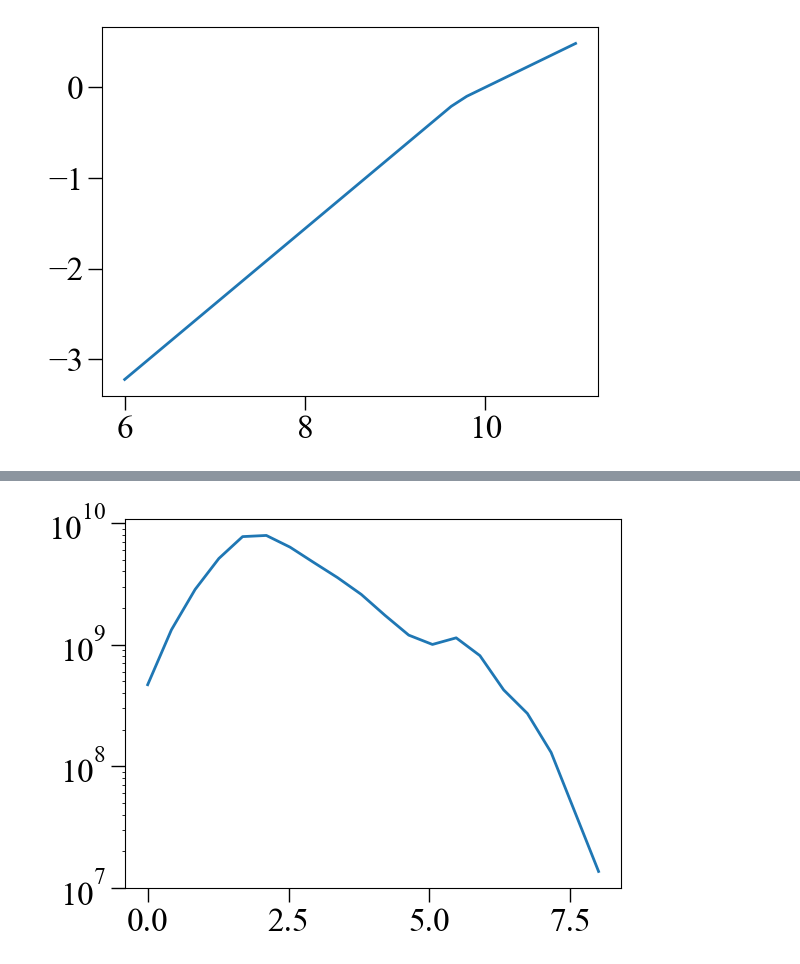
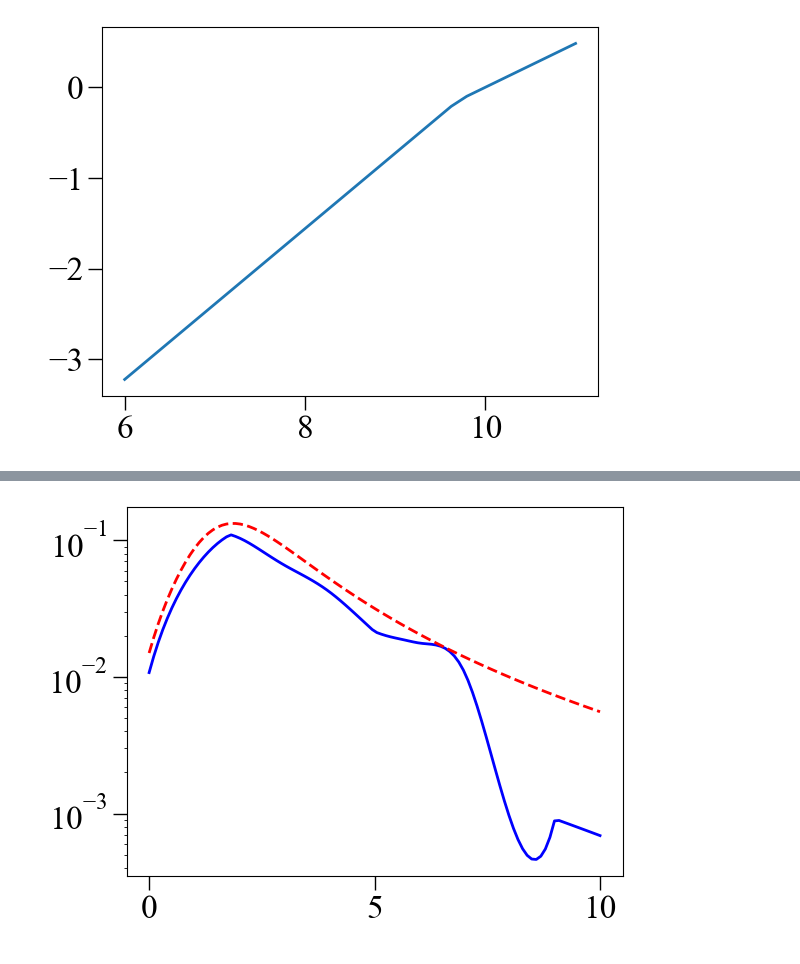
Before and after one commit to lmdesa/BOSSA, a Jupyter notebook: notebooks/GalaxySamplingConsistency.ipynb, the cells around one changed output, grey strips where cells are left out. Saved outputs shown, nothing was run; the diff lists cells and outputs as text; code cells hidden in the pictures.

```diff
--- a/notebooks/GalaxySamplingConsistency.ipynb
+++ b/notebooks/GalaxySamplingConsistency.ipynb
@@ -223,4 +173,0 @@ array([2.13654517e-05])
-# %%
-def f(m):
-        return 10.**sfmr.logsfr(np.log10(m)) * 10.**gsmf.log_gsmf(np.log10(m))
-quad(f, 1.e6, 1.e12)
@@ -229,4 +173,0 @@ quad(f, 1.e6, 1.e12)
-# %%
-def f(m):
-        return 10.**sfmr.logsfr(m) * 10.**gsmf.log_gsmf(m)
-quad(f, 6, 12)
@@ -245,5 +174,23 @@ plt.yscale('log')
-# %%
-plt.plot(plot_redshifts, plot_sfrds)
-plt.yscale('log')
-# %% [output]
-[figure, removed]
+# %%
+plot_redshifts = np.linspace(0, 10, 100)
+plot_sfrds = np.zeros(plot_redshifts.shape)
+
+flatenning = SFMR_option
+fixed_slope = GSMF_option
+scatter_model = 'none'
+for i, redshift in enumerate(plot_redshifts):
+    sfmr = SFMR(redshift=redshift,
+                flattening=flatenning,
+                scatter_model='none')
+    gsmf = GSMF(redshift=redshift,
+                fixed_slope=fixed_slope)
+    def f(logm):
+        return 10.**sfmr.logsfr(logm) * 10.**gsmf.log_gsmf(logm)
+    sfrd = quad(f, 6., 12.)[0]
+    plot_sfrds[i] = sfrd
+# %%
+plt.plot(plot_redshifts, plot_sfrds, 'b-')
+plt.plot(plot_redshifts, madau2014_sfrd(plot_redshifts), 'r--')
+plt.yscale('log')
+# %% [output]
+[figure, added]
```
Also changed, not shown: parts of 20 cells of this notebook.
